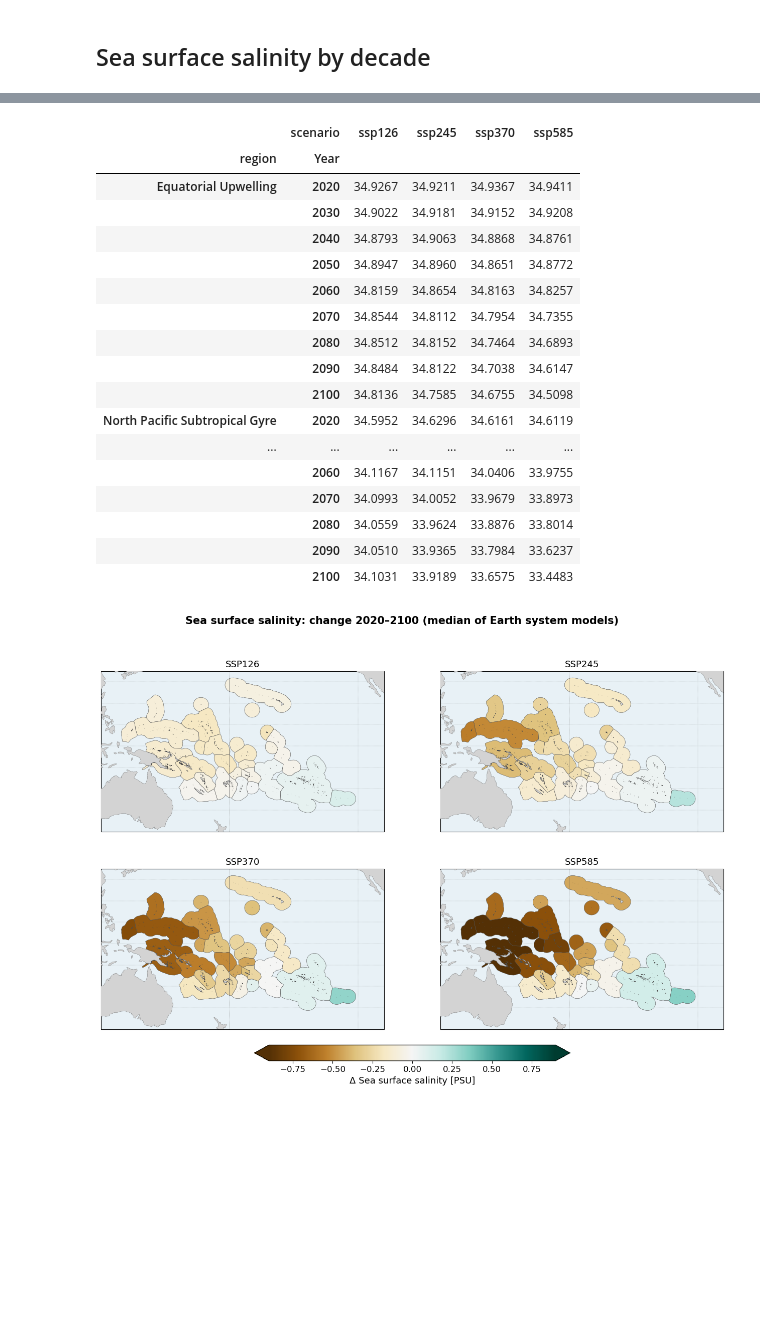
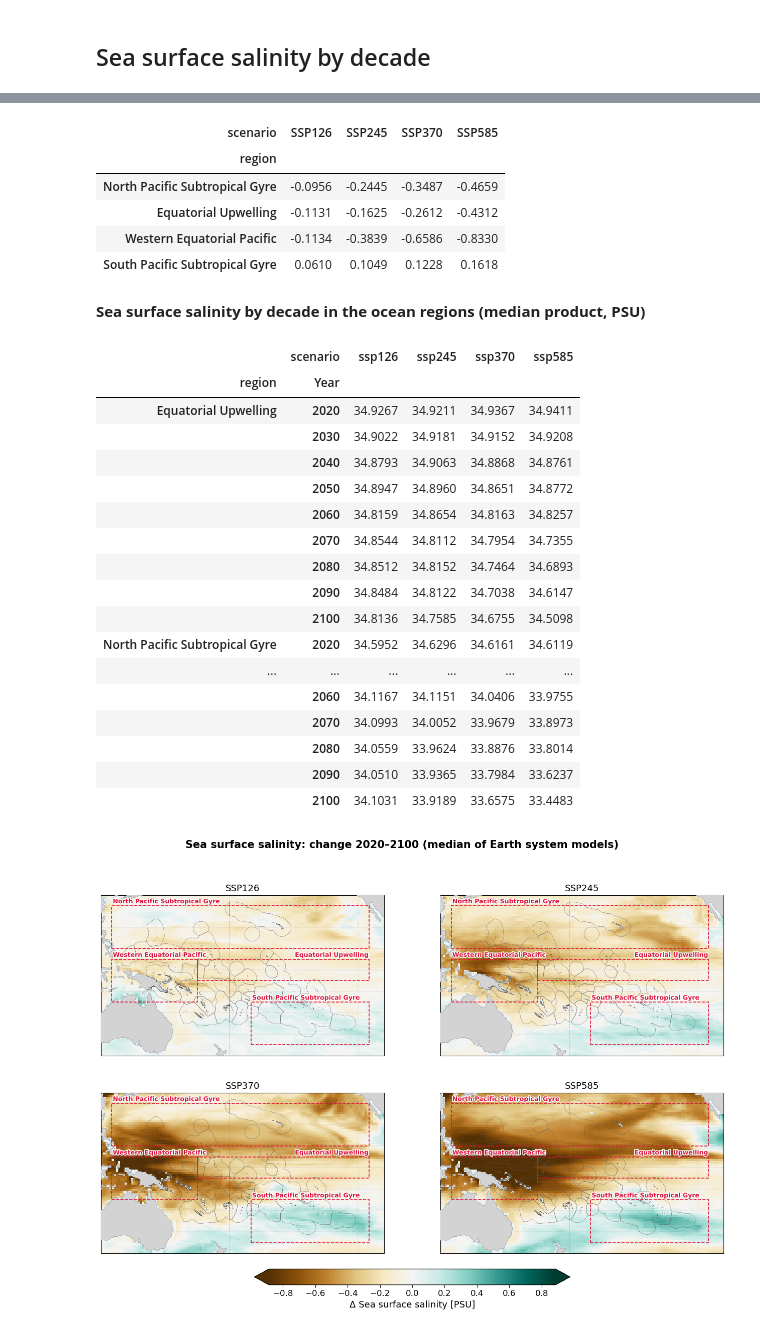
Before and after one commit to lauracagigal/CIndRA, a Jupyter notebook: notebooks/projections/Regional/biochemistry/c_salinity.ipynb, the cells around one changed output, grey strips where cells are left out. Drawn from its saved outputs; the diff is of its cells as text; code cells hidden in the pictures; blank space fills up the shorter version.

```diff
--- a/notebooks/projections/Regional/biochemistry/c_salinity.ipynb
+++ b/notebooks/projections/Regional/biochemistry/c_salinity.ipynb
@@ -64,6 +64,6 @@ tables_dir.mkdir(parents=True, exist_ok=True)
 ds_ocads = reg.extract_ocads_regional("salinity", eez, ssp_scenarios)
 figs, tables = reg.ocads_report(ds_ocads, "salinity", "Sea surface salinity", "PSU", eez, ssp_scenarios, fig_dir, tables_dir, cmap="BrBG")
 glue("salinity_fig", figs["change"], display=False)
-tables["regions"]
+reg.show_tables(tables)
 # %% [output]
 [interactive output not drawn]
@@ -70,20 +71,27 @@ tables["regions"]
-|  | scenario | ssp126 | ssp245 | ssp370 | ssp585 |
-| region | Year |  |  |  |  |
-| Equatorial Upwelling | 2020 | 34.9267 | 34.9211 | 34.9367 | 34.9411 |
-|  | 2030 | 34.9022 | 34.9181 | 34.9152 | 34.9208 |
-|  | 2040 | 34.8793 | 34.9063 | 34.8868 | 34.8761 |
-|  | 2050 | 34.8947 | 34.8960 | 34.8651 | 34.8772 |
-|  | 2060 | 34.8159 | 34.8654 | 34.8163 | 34.8257 |
-|  | 2070 | 34.8544 | 34.8112 | 34.7954 | 34.7355 |
-|  | 2080 | 34.8512 | 34.8152 | 34.7464 | 34.6893 |
-|  | 2090 | 34.8484 | 34.8122 | 34.7038 | 34.6147 |
-|  | 2100 | 34.8136 | 34.7585 | 34.6755 | 34.5098 |
-| North Pacific Subtropical Gyre | 2020 | 34.5952 | 34.6296 | 34.6161 | 34.6119 |
-| ... | ... | ... | ... | ... | ... |
-|  | 2060 | 34.1167 | 34.1151 | 34.0406 | 33.9755 |
-|  | 2070 | 34.0993 | 34.0052 | 33.9679 | 33.8973 |
-|  | 2080 | 34.0559 | 33.9624 | 33.8876 | 33.8014 |
-|  | 2090 | 34.0510 | 33.9365 | 33.7984 | 33.6237 |
-|  | 2100 | 34.1031 | 33.9189 | 33.6575 | 33.4483 |
+| scenario | SSP126 | SSP245 | SSP370 | SSP585 |
+| region |  |  |  |  |
+| North Pacific Subtropical Gyre | -0.0956 | -0.2445 | -0.3487 | -0.4659 |
+| Equatorial Upwelling | -0.1131 | -0.1625 | -0.2612 | -0.4312 |
+| Western Equatorial Pacific | -0.1134 | -0.3839 | -0.6586 | -0.8330 |
+| South Pacific Subtropical Gyre | 0.0610 | 0.1049 | 0.1228 | 0.1618 |
+**Sea surface salinity by decade in the ocean regions (median product, PSU)**
+|  | scenario | ssp126 | ssp245 | ssp370 | ssp585 |
+| region | Year |  |  |  |  |
+| Equatorial Upwelling | 2020 | 34.9267 | 34.9211 | 34.9367 | 34.9411 |
+|  | 2030 | 34.9022 | 34.9181 | 34.9152 | 34.9208 |
+|  | 2040 | 34.8793 | 34.9063 | 34.8868 | 34.8761 |
+|  | 2050 | 34.8947 | 34.8960 | 34.8651 | 34.8772 |
+|  | 2060 | 34.8159 | 34.8654 | 34.8163 | 34.8257 |
+|  | 2070 | 34.8544 | 34.8112 | 34.7954 | 34.7355 |
+|  | 2080 | 34.8512 | 34.8152 | 34.7464 | 34.6893 |
+|  | 2090 | 34.8484 | 34.8122 | 34.7038 | 34.6147 |
+|  | 2100 | 34.8136 | 34.7585 | 34.6755 | 34.5098 |
+| North Pacific Subtropical Gyre | 2020 | 34.5952 | 34.6296 | 34.6161 | 34.6119 |
+| ... | ... | ... | ... | ... | ... |
+|  | 2060 | 34.1167 | 34.1151 | 34.0406 | 33.9755 |
+|  | 2070 | 34.0993 | 34.0052 | 33.9679 | 33.8973 |
+|  | 2080 | 34.0559 | 33.9624 | 33.8876 | 33.8014 |
+|  | 2090 | 34.0510 | 33.9365 | 33.7984 | 33.6237 |
+|  | 2100 | 34.1031 | 33.9189 | 33.6575 | 33.4483 |
-[figure, old version]
+[figure, new version]
 [figure]
```
Also changed, not shown: parts of 5 cells of this notebook, 33 other files.
